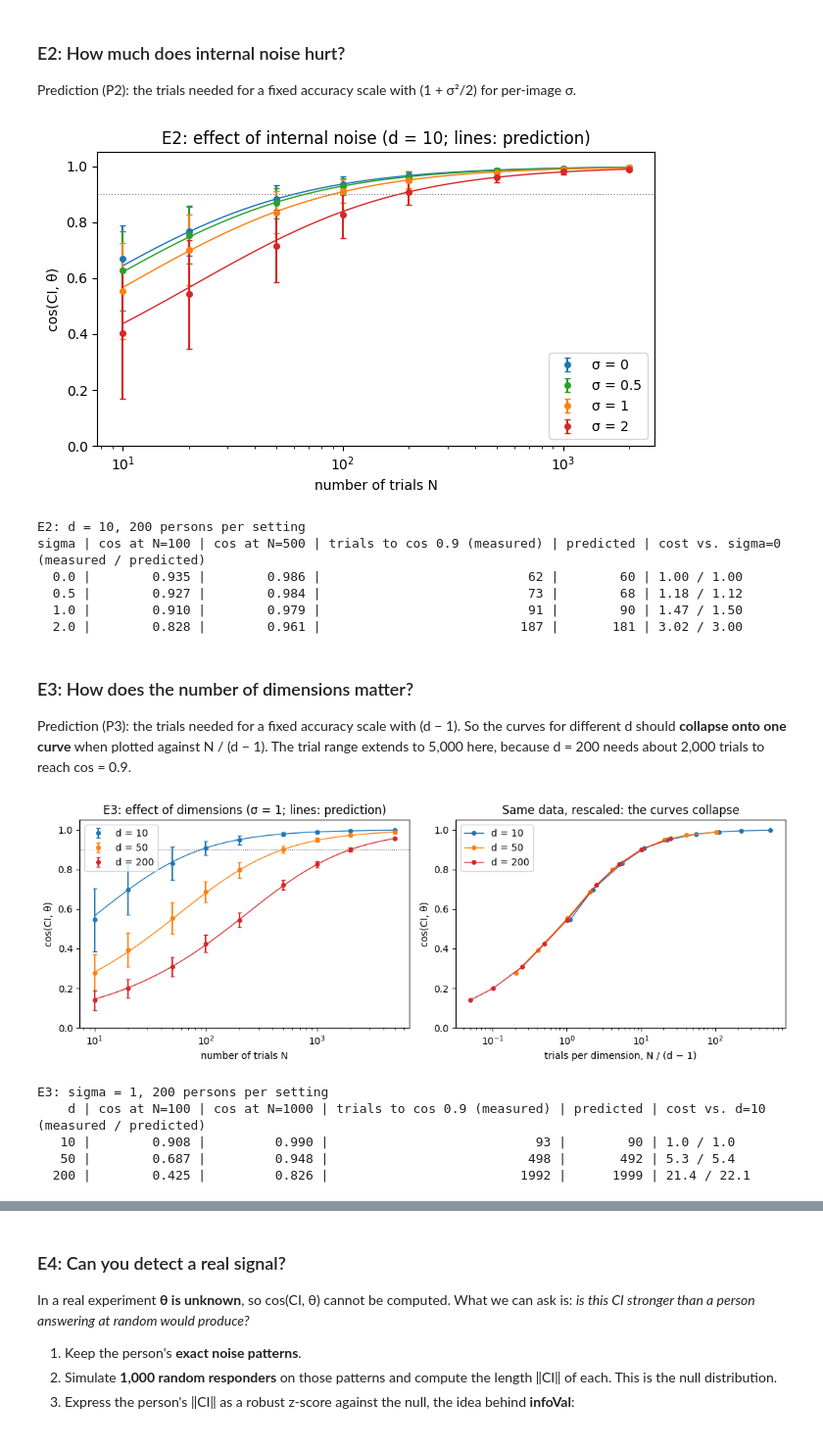
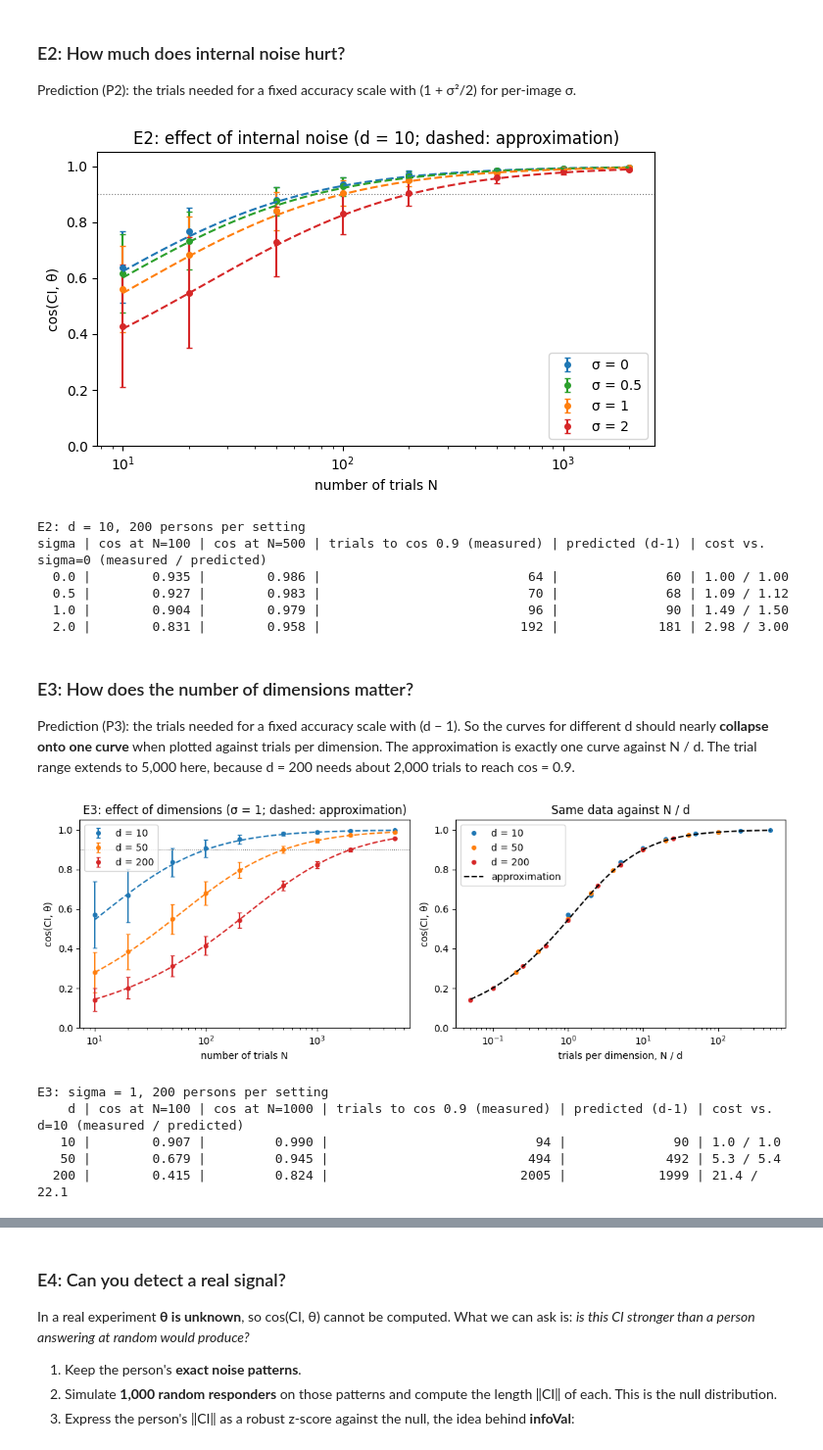
Before and after one commit to Haha6400/RC-with-a-simulated-person, a Jupyter notebook: notebooks/01-simulated-person.ipynb, the cells around one changed output, grey strips where cells are left out. Shown at 98% size. Saved outputs shown, nothing was run; the diff lists cells and outputs as text; code cells hidden in the pictures.

```diff
--- a/notebooks/01-simulated-person.ipynb
+++ b/notebooks/01-simulated-person.ipynb
@@ -223,6 +223,7 @@ def observer_choose(images, theta, sigma, k=1, rng=None):
     """Simulated linear observer: pick the k of n images with the highest noisy score.
 
     Score of image i on a trial: u_i = theta^T x_i + eta_i, eta_i ~ N(0, sigma^2), independent.
+    Tied scores (e.g. identical images with sigma = 0) are broken at random.
 
     Parameters
     ----------
@@ -263,8 +264,10 @@ def observer_choose(images, theta, sigma, k=1, rng=None):
     scores = np.einsum("...nd,d->...n", images, theta)
     scores = scores + sigma * rng.standard_normal(scores.shape)
 
-    # argsort sorts all n scores; fine for n = 2 or ~10 images (argpartition would be faster for big n).
-    top_k = np.argsort(-scores, axis=-1)[..., :k]
+    # Highest score first; equal scores are ordered at random, so a tie never favours a position.
+    # This sorts all n scores, which is fine for n = 2 or ~10 images.
+    tiebreak = rng.random(scores.shape)
+    top_k = np.lexsort((tiebreak, -scores), axis=-1)[..., :k]
     chosen = np.zeros(scores.shape, dtype=bool)
     np.put_along_axis(chosen, top_k, True, axis=-1)
     return chosen
@@ -563,6 +597,15 @@ N_PERSONS = 200
 def predicted_cosine_sigma(n_trials, d, sigma):
     """Predicted cos(CI, theta) for the code's per-image sigma."""
     return predicted_cosine(n_trials, d, sigma / np.sqrt(2))
+
+
+def approx_cosine(n_trials, d, sigma):
+    """Rough approximation: cos^2 = N a^2 / (N a^2 + d), a^2 = (2/pi) / (1 + sigma_model^2).
+
+    sigma is the code's per-image sigma; the formula's noise is sigma_model = sigma / sqrt(2).
+    """
+    a2 = (2 / np.pi) / (1 + sigma**2 / 2)
+    return np.sqrt(n_trials * a2 / (n_trials * a2 + d))
 
 
 def predicted_trials(target, d, sigma):
@@ -630,43 +674,43 @@ Prediction (P2): the trials needed for a fixed accuracy scale with (1 + σ²/2)
 # %%
 rng_e2 = np.random.default_rng(SEED + 2)
 d_e2, sigmas_e2, target = 10, [0.0, 0.5, 1.0, 2.0], 0.9
 colors_e2 = ["tab:blue", "tab:green", "tab:orange", "tab:red"]
 
 fig, ax = plt.subplots(figsize=(6.5, 4))
 grid = np.geomspace(TRIAL_COUNTS[0], TRIAL_COUNTS[-1], 100)
 results_e2 = {}
 for sig, color in zip(sigmas_e2, colors_e2):
     means, sds = sweep_trials(TRIAL_COUNTS, d_e2, sig, rng_e2)
     results_e2[sig] = means
-    ax.plot(grid, predicted_cosine_sigma(grid, d_e2, sig), "-", color=color, lw=1)
     ax.errorbar(TRIAL_COUNTS, means, yerr=sds, fmt="o", ms=4, color=color, capsize=2, label=f"σ = {sig:g}")
+    ax.plot(grid, approx_cosine(grid, d_e2, sig), "--", color=color, lw=1.5, zorder=5)
 ax.axhline(target, color="gray", lw=0.8, ls=":")
 ax.set(xscale="log", ylim=(0, 1.05), xlabel="number of trials N", ylabel="cos(CI, θ)",
-       title=f"E2: effect of internal noise (d = {d_e2}; lines: prediction)")
+       title=f"E2: effect of internal noise (d = {d_e2}; dashed: approximation)")
 ax.legend(loc="lower right")
 plt.tight_layout()
 plt.show()
 
 base_trials = trials_to_reach(target, TRIAL_COUNTS, results_e2[0.0])
 print(f"E2: d = {d_e2}, {N_PERSONS} persons per setting")
-print("sigma | cos at N=100 | cos at N=500 | trials to cos 0.9 (measured) | predicted | cost vs. sigma=0 (measured / predicted)")
+print("sigma | cos at N=100 | cos at N=500 | trials to cos 0.9 (measured) | predicted (d-1) | cost vs. sigma=0 (measured / predicted)")
 for sig in sigmas_e2:
     measured = trials_to_reach(target, TRIAL_COUNTS, results_e2[sig])
     pred = predicted_trials(target, d_e2, sig)
-    print(f"{sig:5.1f} | {results_e2[sig][3]:12.3f} | {results_e2[sig][5]:12.3f} | {measured:28.0f} | {pred:9.0f} | "
+    print(f"{sig:5.1f} | {results_e2[sig][3]:12.3f} | {results_e2[sig][5]:12.3f} | {measured:28.0f} | {pred:15.0f} | "
           f"{measured / base_trials:.2f} / {1 + sig**2 / 2:.2f}")
 # %% [output]
-[figure, old version]
+[figure, new version]
 E2: d = 10, 200 persons per setting
-sigma | cos at N=100 | cos at N=500 | trials to cos 0.9 (measured) | predicted | cost vs. sigma=0 (measured / predicted)
-  0.0 |        0.935 |        0.986 |                           62 |        60 | 1.00 / 1.00
-  0.5 |        0.927 |        0.984 |                           73 |        68 | 1.18 / 1.12
-  1.0 |        0.910 |        0.979 |                           91 |        90 | 1.47 / 1.50
-  2.0 |        0.828 |        0.961 |                          187 |       181 | 3.02 / 3.00
+sigma | cos at N=100 | cos at N=500 | trials to cos 0.9 (measured) | predicted (d-1) | cost vs. sigma=0 (measured / predicted)
+  0.0 |        0.935 |        0.986 |                           64 |              60 | 1.00 / 1.00
+  0.5 |        0.927 |        0.983 |                           70 |              68 | 1.09 / 1.12
+  1.0 |        0.904 |        0.979 |                           96 |              90 | 1.49 / 1.50
+  2.0 |        0.831 |        0.958 |                          192 |             181 | 2.98 / 3.00
 # %% [markdown]
 ### E3: How does the number of dimensions matter?
 
-Prediction (P3): the trials needed for a fixed accuracy scale with (d − 1). So the curves for different d should **collapse onto one curve** when plotted against N / (d − 1). The trial range extends to 5,000 here, because d = 200 needs about 2,000 trials to reach cos = 0.9.
+Prediction (P3): the trials needed for a fixed accuracy scale with (d − 1). So the curves for different d should nearly **collapse onto one curve** when plotted against trials per dimension. The approximation is exactly one curve against N / d. The trial range extends to 5,000 here, because d = 200 needs about 2,000 trials to reach cos = 0.9.
 # %%
 rng_e3 = np.random.default_rng(SEED + 3)
 dims_e3, sigma_e3, target = [10, 50, 200], 1.0, 0.9
@@ -679,14 +723,16 @@ results_e3 = {}
 for dim, color in zip(dims_e3, colors_e3):
     means, sds = sweep_trials(trials_e3, dim, sigma_e3, rng_e3)
     results_e3[dim] = means
-    axes[0].plot(grid, predicted_cosine_sigma(grid, dim, sigma_e3), "-", color=color, lw=1)
     axes[0].errorbar(trials_e3, means, yerr=sds, fmt="o", ms=4, color=color, capsize=2, label=f"d = {dim}")
-    axes[1].plot(trials_e3 / (dim - 1), means, "o-", ms=4, lw=1, color=color, label=f"d = {dim}")
+    axes[0].plot(grid, approx_cosine(grid, dim, sigma_e3), "--", color=color, lw=1.5, zorder=5)
+    axes[1].plot(trials_e3 / dim, means, "o", ms=4, color=color, label=f"d = {dim}")
+per_dim = np.geomspace(trials_e3[0] / dims_e3[-1], trials_e3[-1] / dims_e3[0], 100)
+axes[1].plot(per_dim, approx_cosine(per_dim, 1, sigma_e3), "k--", lw=1.5, zorder=5, label="approximation")
 axes[0].axhline(target, color="gray", lw=0.8, ls=":")
 axes[0].set(xscale="log", ylim=(0, 1.05), xlabel="number of trials N", ylabel="cos(CI, θ)",
-            title=f"E3: effect of dimensions (σ = {sigma_e3:g}; lines: prediction)")
-axes[1].set(xscale="log", ylim=(0, 1.05), xlabel="trials per dimension, N / (d − 1)", ylabel="cos(CI, θ)",
-            title="Same data, rescaled: the curves collapse")
+            title=f"E3: effect of dimensions (σ = {sigma_e3:g}; dashed: approximation)")
+axes[1].set(xscale="log", ylim=(0, 1.05), xlabel="trials per dimension, N / d", ylabel="cos(CI, θ)",
+            title="Same data against N / d")
 axes[0].legend(loc="upper left")
 axes[1].legend(loc="upper left")
 plt.tight_layout()
@@ -694,16 +740,16 @@ plt.show()
 
 base_trials = trials_to_reach(target, trials_e3, results_e3[10])
 print(f"E3: sigma = {sigma_e3:g}, {N_PERSONS} persons per setting")
-print("    d | cos at N=100 | cos at N=1000 | trials to cos 0.9 (measured) | predicted | cost vs. d=10 (measured / predicted)")
+print("    d | cos at N=100 | cos at N=1000 | trials to cos 0.9 (measured) | predicted (d-1) | cost vs. d=10 (measured / predicted)")
 for dim in dims_e3:
     measured = trials_to_reach(target, trials_e3, results_e3[dim])
     pred = predicted_trials(target, dim, sigma_e3)
-    print(f"{dim:5d} | {results_e3[dim][3]:12.3f} | {results_e3[dim][6]:13.3f} | {measured:28.0f} | {pred:9.0f} | "
+    print(f"{dim:5d} | {results_e3[dim][3]:12.3f} | {results_e3[dim][6]:13.3f} | {measured:28.0f} | {pred:15.0f} | "
           f"{measured / base_trials:.1f} / {(dim - 1) / 9:.1f}")
 # %% [output]
-[figure, old version]
+[figure, new version]
 E3: sigma = 1, 200 persons per setting
-    d | cos at N=100 | cos at N=1000 | trials to cos 0.9 (measured) | predicted | cost vs. d=10 (measured / predicted)
-   10 |        0.908 |         0.990 |                           93 |        90 | 1.0 / 1.0
-   50 |        0.687 |         0.948 |                          498 |       492 | 5.3 / 5.4
-  200 |        0.425 |         0.826 |                         1992 |      1999 | 21.4 / 22.1
+    d | cos at N=100 | cos at N=1000 | trials to cos 0.9 (measured) | predicted (d-1) | cost vs. d=10 (measured / predicted)
+   10 |        0.907 |         0.990 |                           94 |              90 | 1.0 / 1.0
+   50 |        0.679 |         0.945 |                          494 |             492 | 5.3 / 5.4
+  200 |        0.415 |         0.824 |                         2005 |            1999 | 21.4 / 22.1
```
Also changed, not shown: parts of 15 cells of this notebook, 5 other files.
